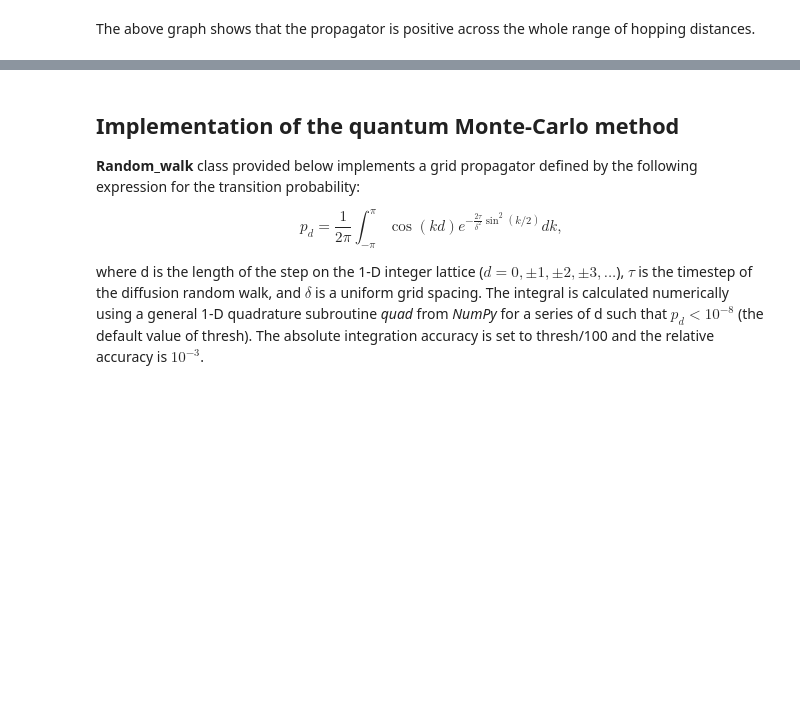
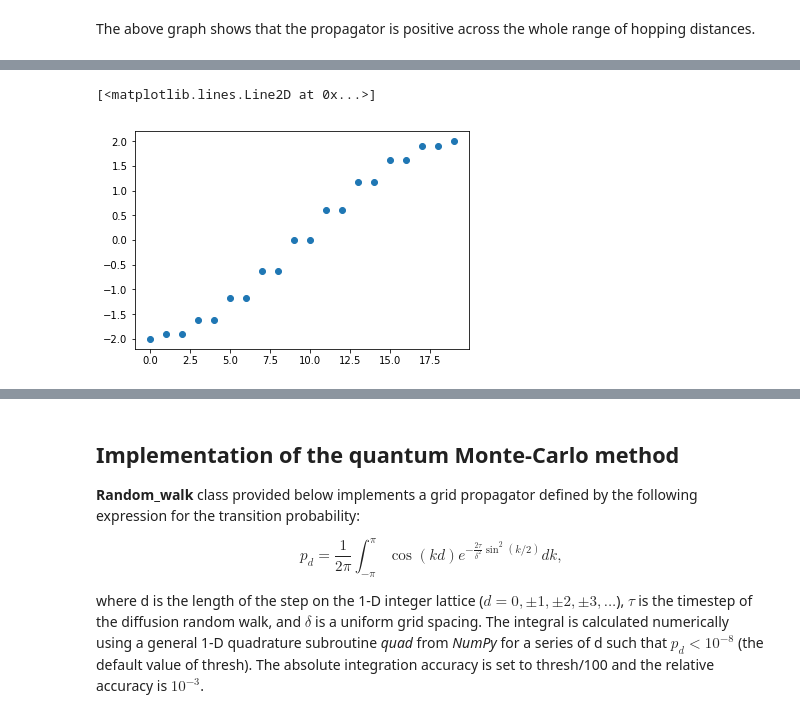
Before and after one commit to aakunitsa/QMC_grid_theory, a Jupyter notebook: QMC_Hubbard.ipynb, the cells around one changed output, grey strips where cells are left out. Saved outputs shown, nothing was run; the diff lists cells and outputs as text; code cells hidden in the pictures; blank space fills up the shorter version.

Commit message:
Implemented Hubbard Hamiltonian

```diff
--- a/QMC_Hubbard.ipynb
+++ b/QMC_Hubbard.ipynb
@@ -131,0 +190,4 @@ class Hubbard_H:
+# %%
+H1e20s = Hubbard_H(20, 1, 1/2, 1, 0)
+H1e20s.build_hamiltonian()
+H1e20s.diagonalize()
@@ -131,0 +203,7 @@ class Hubbard_H:
+# %%
+e = H1e20s.diagonalize()
+# %%
+plt.plot(e, 'o')
+# %% [output]
+[<matplotlib.lines.Line2D at 0x...>]
+[figure, added]
```
Also changed, not shown: parts of 26 cells of this notebook.
